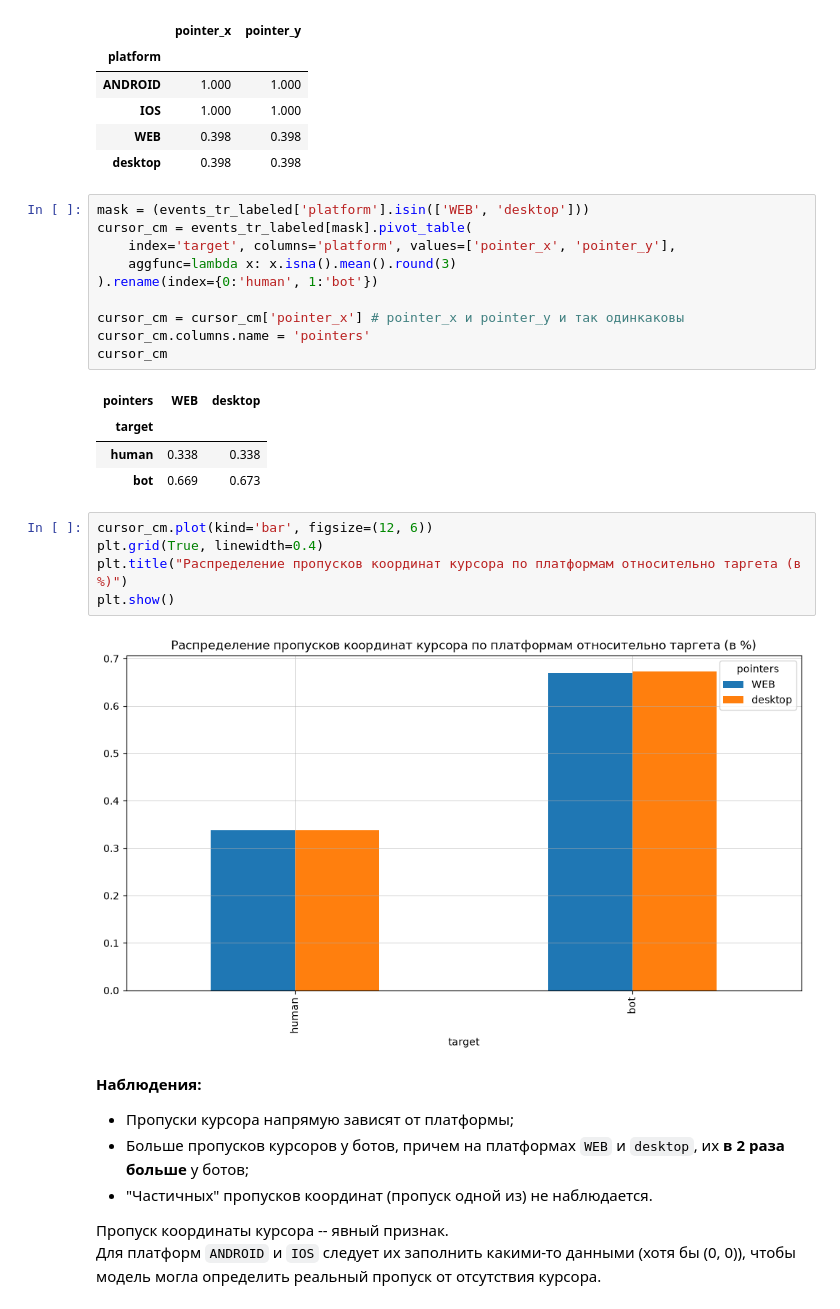
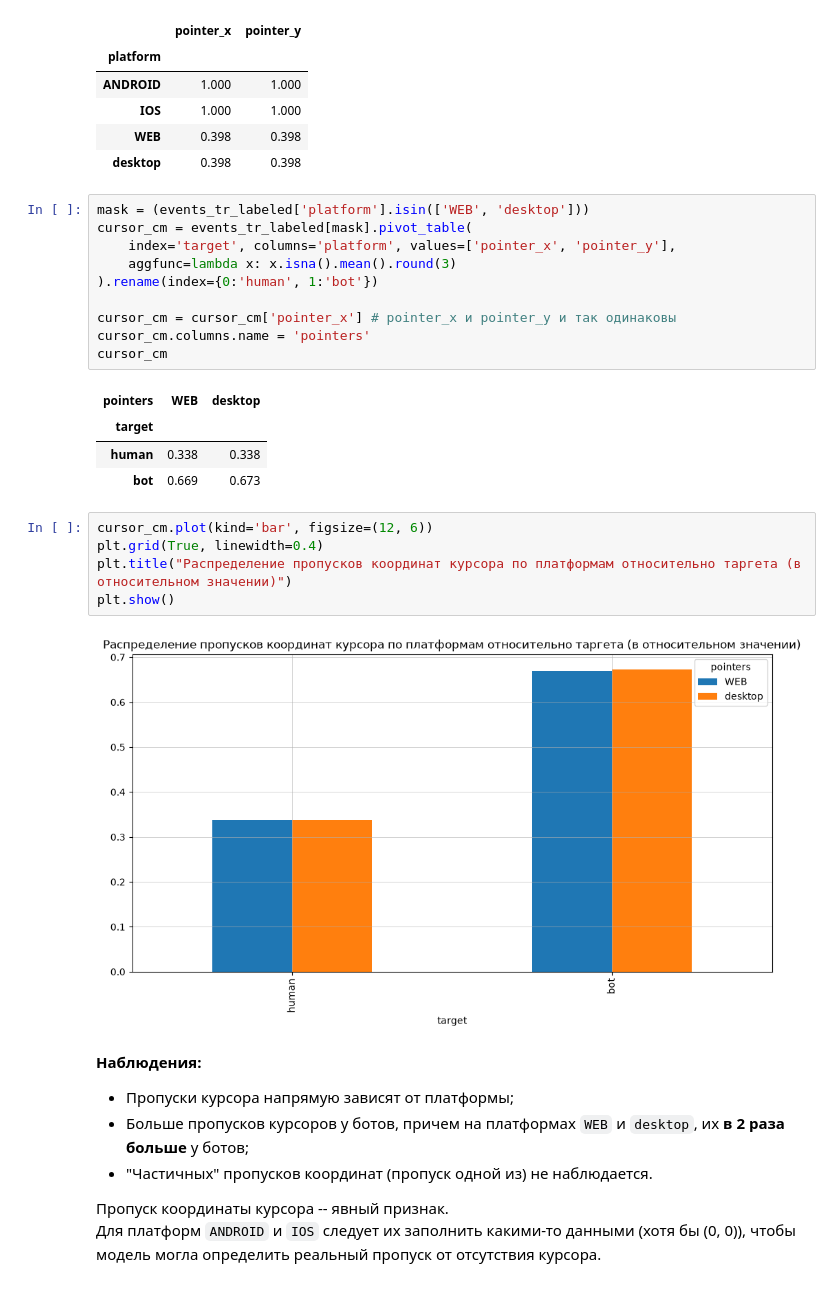
Before and after one commit to FedorProgrammer/ds-bootcamp-contest, a Jupyter notebook: cookies-bot-detector.ipynb, the cells around one changed output. Saved outputs shown, nothing was run; the diff lists cells and outputs as text.

```diff
--- a/cookies-bot-detector.ipynb
+++ b/cookies-bot-detector.ipynb
@@ -383,7 +379,7 @@ cursor_cm = events_tr_labeled[mask].pivot_table(
     aggfunc=lambda x: x.isna().mean().round(3)
 ).rename(index={0:'human', 1:'bot'})
 
-cursor_cm = cursor_cm['pointer_x'] # pointer_x и pointer_y и так одинкаковы
+cursor_cm = cursor_cm['pointer_x'] # pointer_x и pointer_y и так одинаковы
 cursor_cm.columns.name = 'pointers'
 cursor_cm
 # %% [output]
@@ -394,10 +390,10 @@ cursor_cm
 # %%
 cursor_cm.plot(kind='bar', figsize=(12, 6))
 plt.grid(True, linewidth=0.4)
-plt.title("Распределение пропусков координат курсора по платформам относительно таргета (в %)")
+plt.title("Распределение пропусков координат курсора по платформам относительно таргета (в относительном значении)")
 plt.show()
 # %% [output]
-[figure, old version]
+[figure, new version]
 # %% [markdown]
 **Наблюдения:**
 - Пропуски курсора напрямую зависят от платформы;
```
Also changed, not shown: parts of 59 cells of this notebook, 4 other files.
